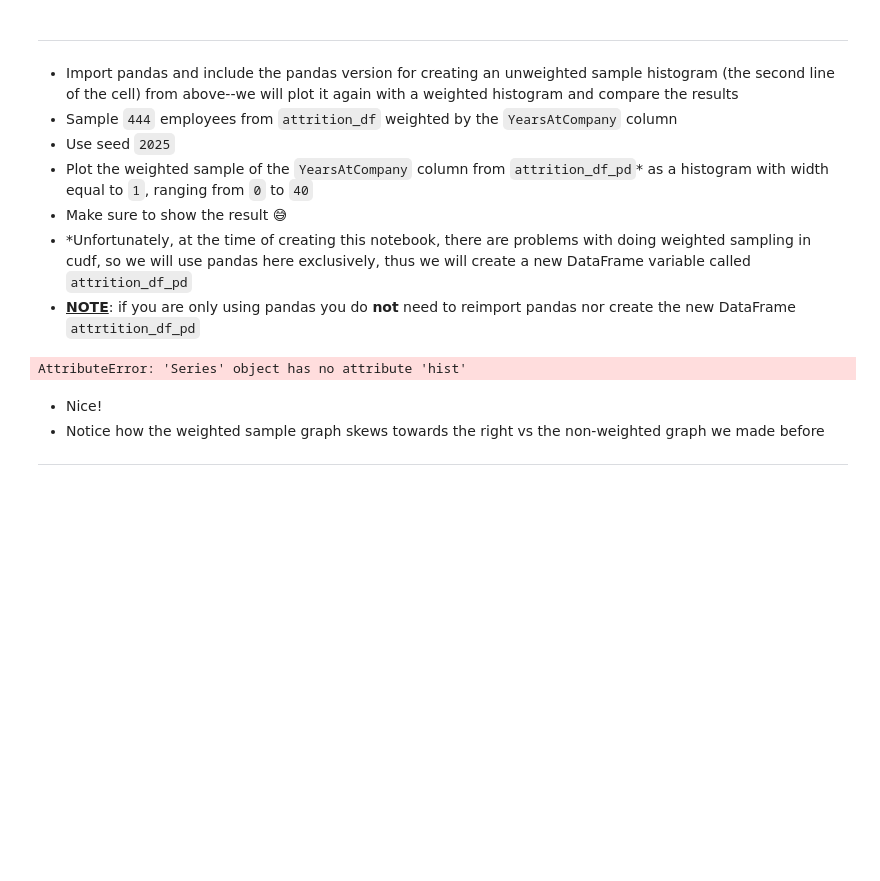
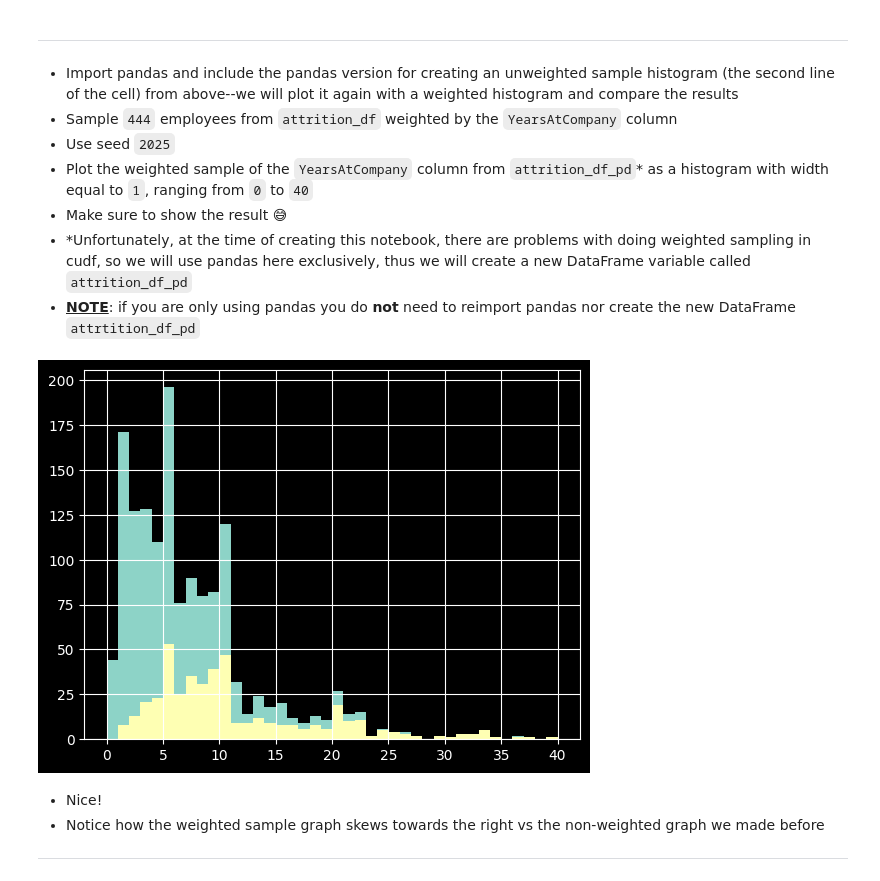
Before and after one commit to wanderduck/Python_DataScience_Examples, a Jupyter notebook: notebooks/sampling.ipynb, the cells around one changed output. Saved outputs shown, nothing was run; the diff lists cells and outputs as text; code cells hidden in the pictures; blank space fills up the shorter version.

```diff
--- a/notebooks/sampling.ipynb
+++ b/notebooks/sampling.ipynb
@@ -332,19 +328,20 @@ JaxRuntimeError: FAILED_PRECONDITION: DNN library initialization failed. Look at
 - *Unfortunately, at the time of creating this notebook, there are problems with doing weighted sampling in cudf, so we will use pandas here exclusively, thus we will create a new DataFrame variable called `attrition_df_pd`
 - **<u>NOTE</u>**: if you are only using pandas you do **not** need to reimport pandas nor create the new DataFrame `attrtition_df_pd`
 # %%
-# import and non-weighted sample histogram
+# unweighted sample from above
+plt.hist(attrition_df['YearsAtCompany'], bins=np.arange(0, 41, 1))
+
+# import pandas
 import pandas as pd
-attrition_df['YearsAtCompany'].hist(bins=np.arange(0, 41, 1))
-
 #weighted sample histogram
 attrition_df_pd = pd.read_parquet('~/000_Duckspace/Learning/DataScience/Python_DataScience_Examples/data/sampling/attrition.parquet')
 attrition_weighted = attrition_df_pd.sample(n=444, weights='YearsAtCompany', random_state=2025)
-attrition_weighted['YearsAtCompany'].hist(bins=jnp.arange(0, 41, 1))
+attrition_weighted['YearsAtCompany'].hist(bins=np.arange(0, 41, 1))
 
 # plot them both
 plt.show()
 # %% [output]
-AttributeError: 'Series' object has no attribute 'hist'
+[figure, added]
 # %% [markdown]
 - Nice!
 - Notice how the weighted sample graph skews towards the right vs the non-weighted graph we made before
```
Also changed, not shown: parts of 2 cells of this notebook, 1 other file.
